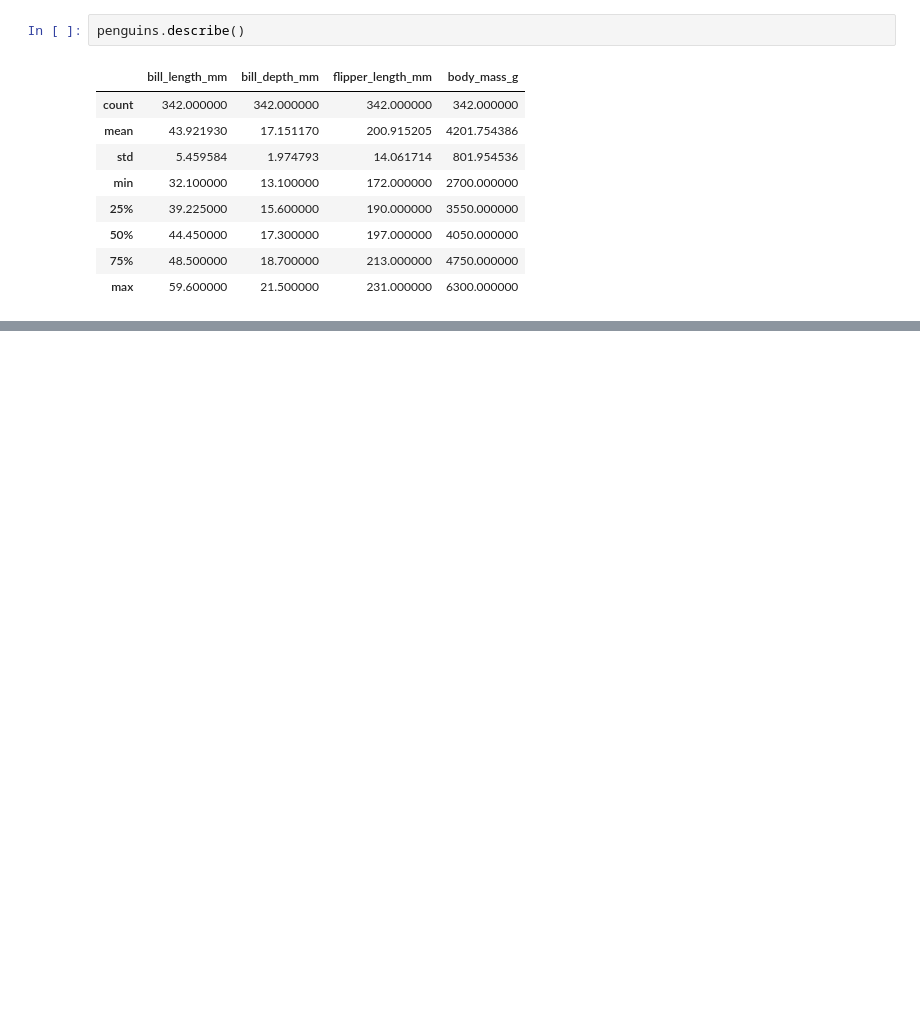
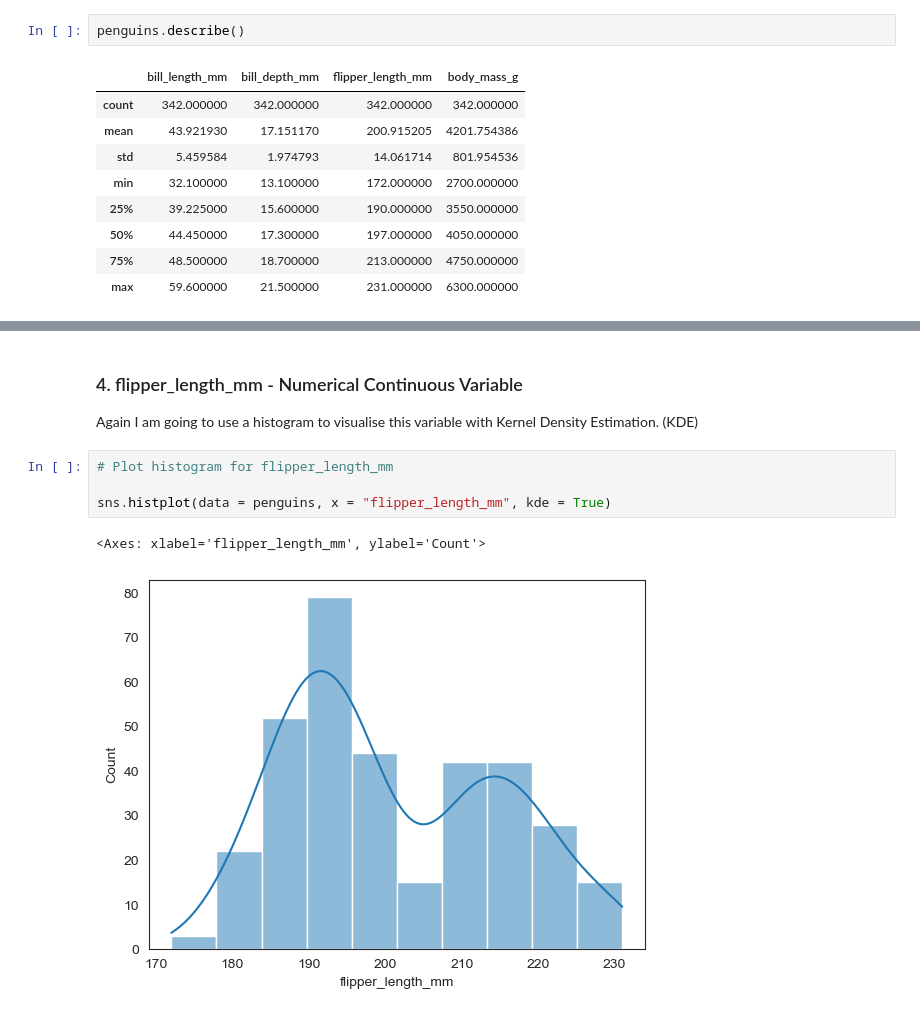
Before and after one commit to AudeAllen/Fundamentals-of-Data-Analysis---Tasks-and-Project, a Jupyter notebook: tasks.ipynb, the cells around one changed output, grey strips where cells are left out. Drawn from its saved outputs; the diff is of its cells as text; blank space fills up the shorter version.

```diff
--- a/tasks.ipynb
+++ b/tasks.ipynb
@@ -1149,0 +1167,11 @@ penguins.describe()
+# %% [markdown]
+### 4. flipper_length_mm - Numerical Continuous Variable
+
+Again I am going to use a histogram to visualise this variable with  Kernel Density Estimation. (KDE)
+# %%
+# Plot histogram for flipper_length_mm
+
+sns.histplot(data = penguins, x = "flipper_length_mm", kde = True)
+# %% [output]
+<Axes: xlabel='flipper_length_mm', ylabel='Count'>
+[figure, added]
```
Also changed, not shown: parts of 9 cells of this notebook, 1 other file.
